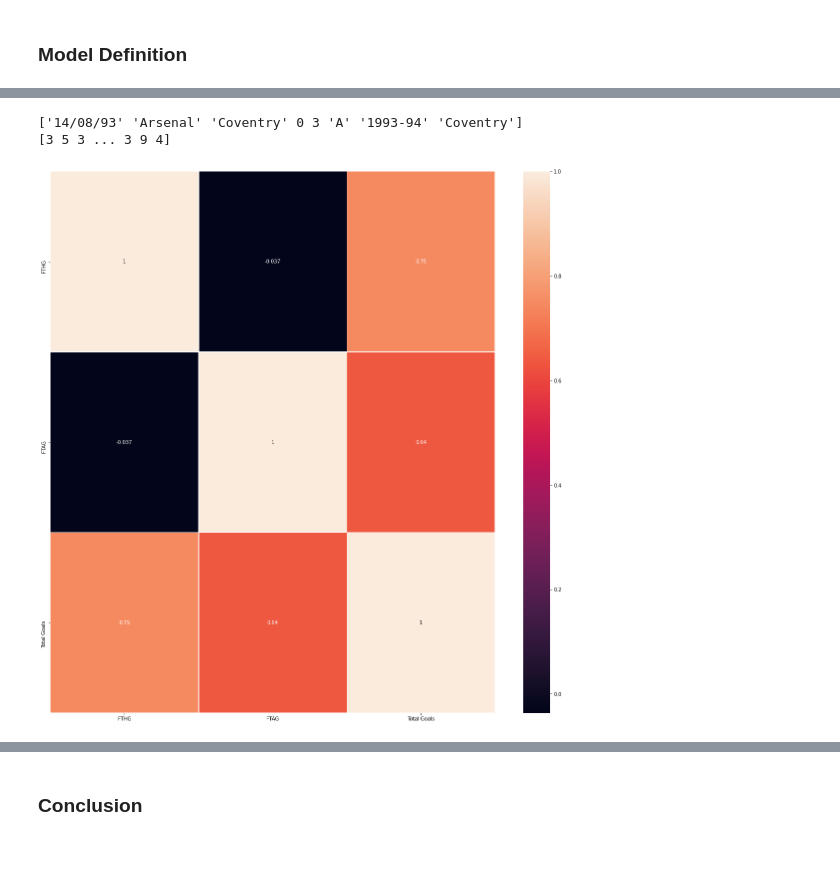
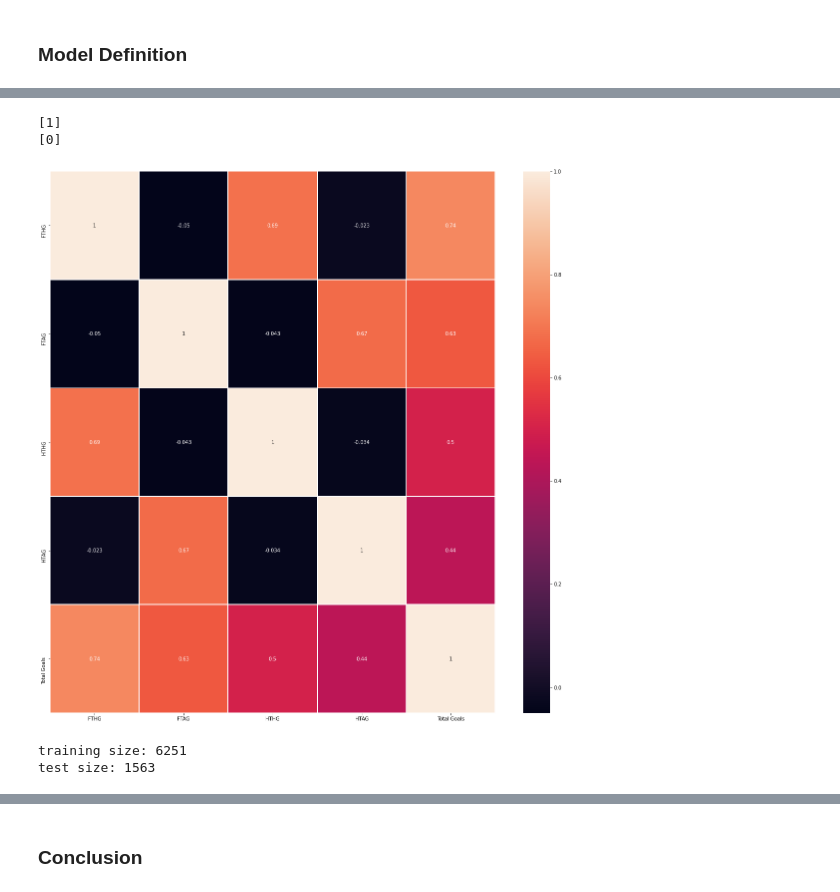
Before and after one commit to arhief32/H8-FinalProject-041-AriefMuarriefBuhari, a Jupyter notebook: PYTN_FinalProject_41_AriefMuarriefBuhari.ipynb, the cells around one changed output, grey strips where cells are left out. Cells and saved outputs as stored; diff of their text form; code cells hidden in the pictures; blank space fills up the shorter version.

```diff
--- a/PYTN_FinalProject_41_AriefMuarriefBuhari.ipynb
+++ b/PYTN_FinalProject_41_AriefMuarriefBuhari.ipynb
@@ -138,7 +133,9 @@ HTR         924
 Season        0
 dtype: int64
 # %%
-dataset = dataset.drop(columns=['HTHG','HTAG','HTR'])
+# dataset = dataset.drop(columns=['HTHG','HTAG','HTR'])
+dataset = dataset[924:-1]
+dataset = dataset.astype({"HTHG": int, "HTAG": int})
 # %%
 dataset.isnull().sum()
 # %% [output]
@@ -295,17 +313,28 @@ Berdasarkan plot di atas, Manchester United tetap memimpin dengan masuk 4 tim te
+# %%
+X = dataset.iloc[:,5:6].values
+y = dataset.iloc[:,7:8].values
+print(X[0])
+print(y[0])
+# %% [output]
+[1]
+[0]
 # %%
-X = dataset.iloc[:,1:-1].values
-y = dataset.iloc[:,-1].values
-print(X[0])
-print(y)
+corr_matrix = dataset.corr()
+top_corr_features = corr_matrix.index
+plt.figure(figsize=(20,20))
 
-## Determining the relevancy of features using heatmap in calculating the outcome variable
-corrmat = dataset.corr()
-top_corr_features = corrmat.index
-plt.figure(figsize=(20,20))
-#Plotting heat map
 g=sns.heatmap(dataset[top_corr_features].corr(),annot=True,linewidths=.75)
 plt.show()
 # %% [output]
-['14/08/93' 'Arsenal' 'Coventry' 0 3 'A' '1993-94' 'Coventry']
-[3 5 3 ... 3 9 4]
-[figure, old version]
+[figure, new version]
+# %%
+# Training Data
+X_train, X_test, y_train, y_test = train_test_split(
+    X, y, test_size=.2,
+    random_state=11
+)
+print("training size:", X_train.shape[0])
+print("test size:", X_test.shape[0])
+# %% [output]
+training size: 6251
+test size: 1563
```
Also changed, not shown: parts of 18 cells of this notebook.
